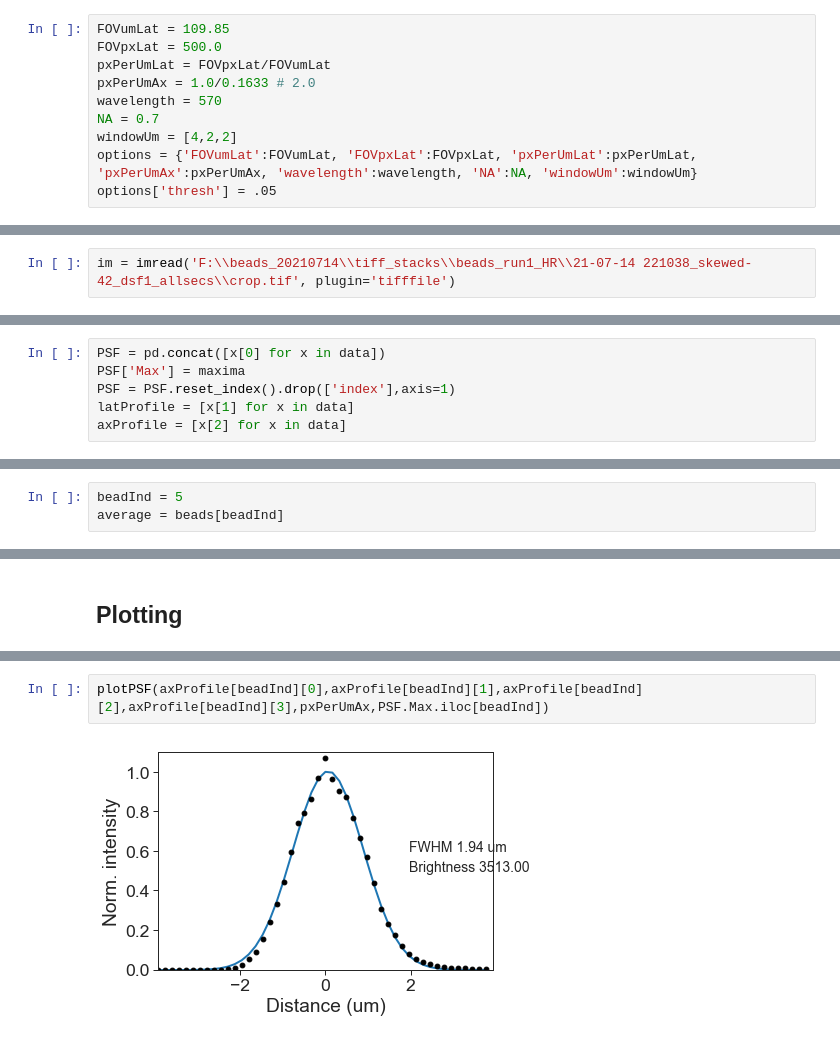
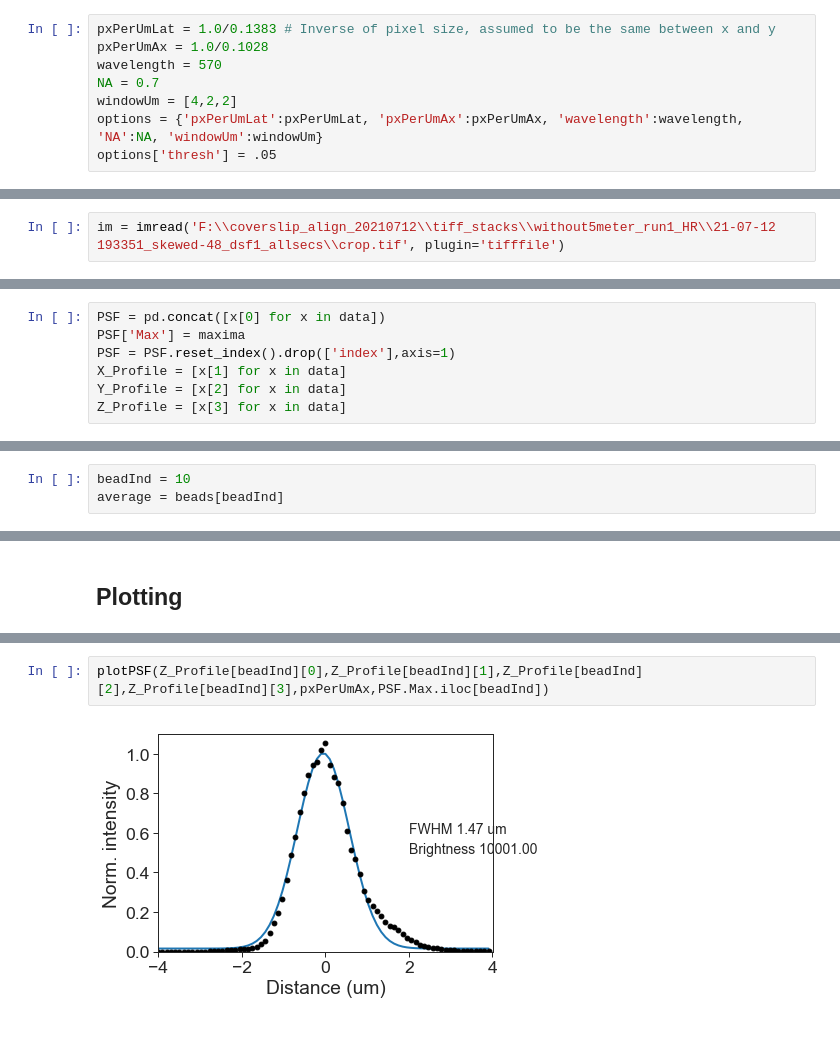
Before and after one commit to richardyan93/psf, a Jupyter notebook: example.ipynb, the cells around one changed output, grey strips where cells are left out. Cells and saved outputs as stored; diff of their text form.

Commit message:
generate X,Y,Z profile

```diff
--- a/example.ipynb
+++ b/example.ipynb
@@ -23,14 +26,12 @@ sns.set_style('ticks')
 # %% [markdown]
 ## Define parameters
 # %%
-FOVumLat = 109.85
-FOVpxLat = 500.0
-pxPerUmLat = FOVpxLat/FOVumLat
-pxPerUmAx = 1.0/0.1633 # 2.0
+pxPerUmLat = 1.0/0.1383 # Inverse of pixel size, assumed to be the same between x and y
+pxPerUmAx = 1.0/0.1028
 wavelength = 570
 NA = 0.7
 windowUm = [4,2,2]
-options = {'FOVumLat':FOVumLat, 'FOVpxLat':FOVpxLat, 'pxPerUmLat':pxPerUmLat, 'pxPerUmAx':pxPerUmAx, 'wavelength':wavelength, 'NA':NA, 'windowUm':windowUm}
+options = {'pxPerUmLat':pxPerUmLat, 'pxPerUmAx':pxPerUmAx, 'wavelength':wavelength, 'NA':NA, 'windowUm':windowUm}
 options['thresh'] = .05
 # %%
 options
@@ -46,15 +45,16 @@ options
 # %% [markdown]
 ## Get PSF
 # %%
-im = imread('F:\\beads_20210714\\tiff_stacks\\beads_run1_HR\\21-07-14 221038_skewed-42_dsf1_allsecs\\crop.tif', plugin='tifffile')
+im = imread('F:\\coverslip_align_20210712\\tiff_stacks\\without5meter_run1_HR\\21-07-12 193351_skewed-48_dsf1_allsecs\\crop.tif', plugin='tifffile')
 # %%
 data, beads, maxima, centers, smoothed = compute(im, options)
 # %%
 PSF = pd.concat([x[0] for x in data])
 PSF['Max'] = maxima
 PSF = PSF.reset_index().drop(['index'],axis=1)
-latProfile = [x[1] for x in data]
-axProfile = [x[2] for x in data]
+X_Profile = [x[1] for x in data]
+Y_Profile = [x[2] for x in data]
+Z_Profile = [x[3] for x in data]
 # %%
 PSF
 # %% [output]
@@ -103,7 +112,7 @@ plt.axis('off');
 # %% [markdown]
 ## Plot 2D slices
 # %%
-beadInd = 5
+beadInd = 10
 average = beads[beadInd]
 # %%
 plt.imshow(average.mean(axis=0));
@@ -129,4 +142,4 @@ plotPSF(latProfile[beadInd][0],latProfile[beadInd][1],latProfile[beadInd][2],lat
 # %%
-plotPSF(axProfile[beadInd][0],axProfile[beadInd][1],axProfile[beadInd][2],axProfile[beadInd][3],pxPerUmAx,PSF.Max.iloc[beadInd])
+plotPSF(Z_Profile[beadInd][0],Z_Profile[beadInd][1],Z_Profile[beadInd][2],Z_Profile[beadInd][3],pxPerUmAx,PSF.Max.iloc[beadInd])
 # %% [output]
-[figure, old version]
+[figure, new version]
```
Also changed, not shown: parts of 10 cells of this notebook, 1 other file.
